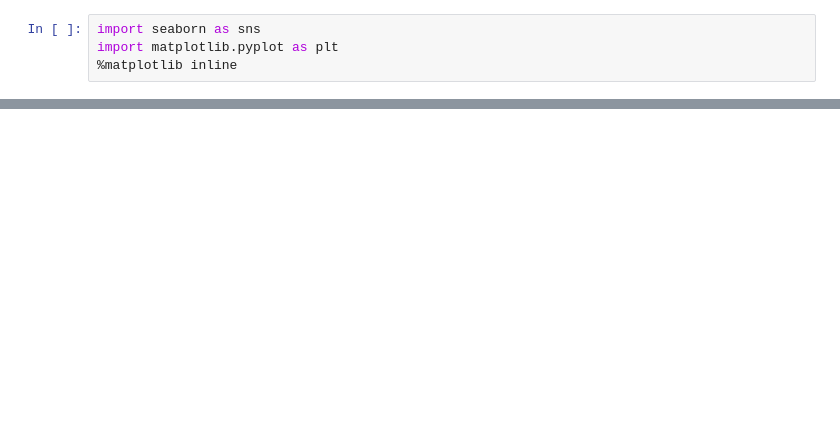
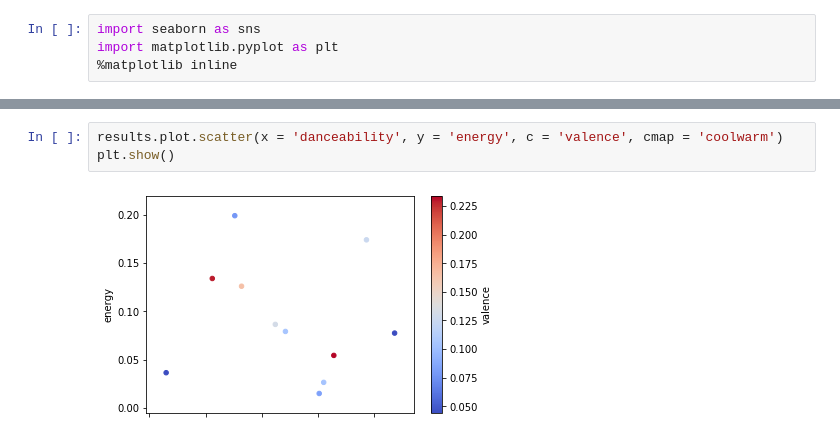
Before and after one commit to bw-spotify-song-suggester-4/data-science, a Jupyter notebook: pickletaste.ipynb, the cells around one changed output, grey strips where cells are left out. Drawn from its saved outputs; the diff is of its cells as text; blank space fills up the shorter version.

```diff
--- a/pickletaste.ipynb
+++ b/pickletaste.ipynb
@@ -31 +64,6 @@ import matplotlib.pyplot as plt
+# %%
+results.plot.scatter(x = 'danceability', y = 'energy', c = 'valence', cmap = 'coolwarm')
+plt.show()
+# %% [output]
+[figure, added]
 # %%
```
Also changed, not shown: parts of 11 cells of this notebook, 3 other files.
